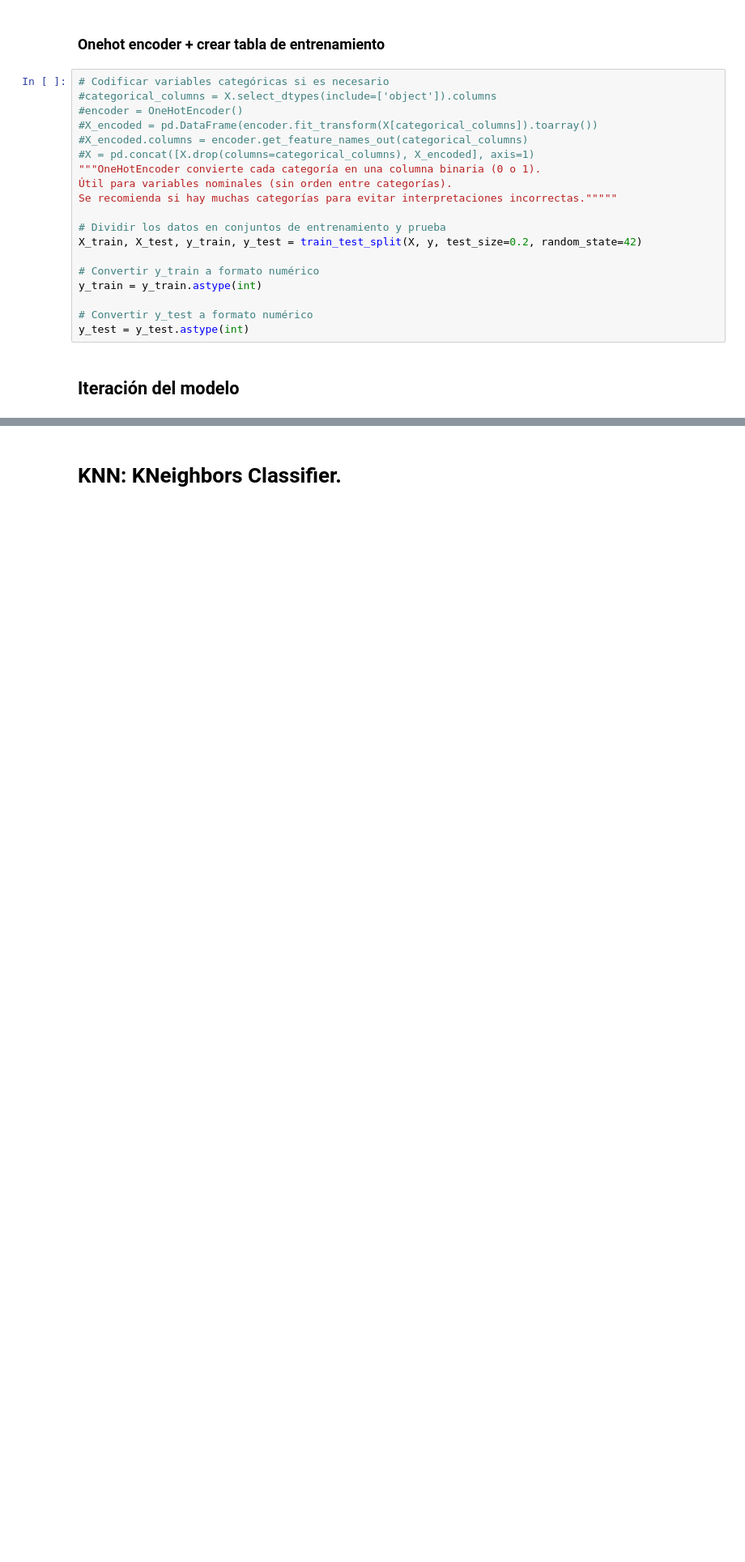
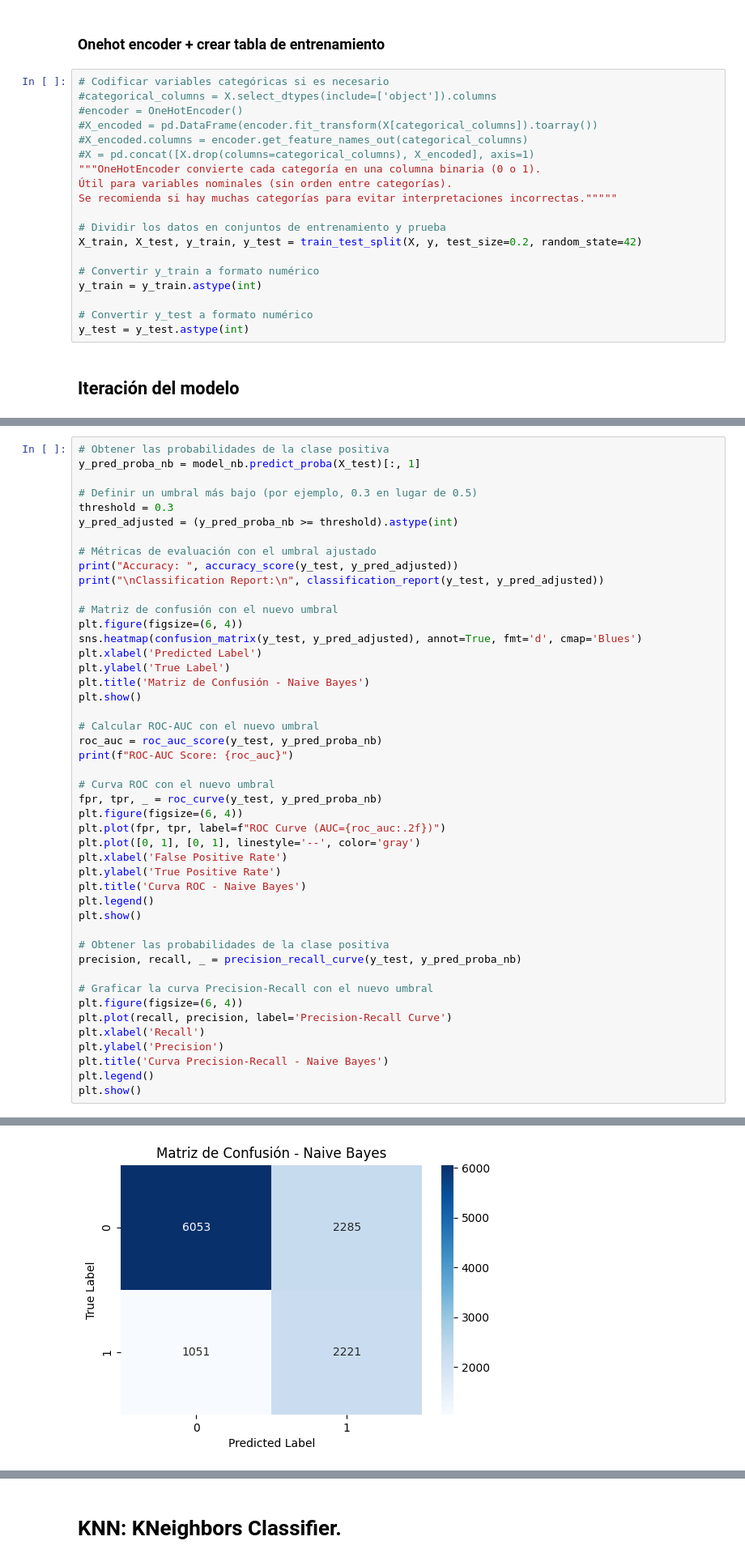
Before and after one commit to alejandromtnz/Purchase-Propensity-Model, a Jupyter notebook: ejemplo_itera.ipynb, the cells around one changed output, grey strips where cells are left out. Shown: that part at 81% size. Drawn from its saved outputs; the diff is of its cells as text; blank space fills up the shorter version.

```diff
--- a/ejemplo_itera.ipynb
+++ b/ejemplo_itera.ipynb
@@ -435,0 +588,47 @@ ROC-AUC Score: 0.900270072475795
+# %%
+# Obtener las probabilidades de la clase positiva
+y_pred_proba_nb = model_nb.predict_proba(X_test)[:, 1]
+
+# Definir un umbral más bajo (por ejemplo, 0.3 en lugar de 0.5)
+threshold = 0.3
+y_pred_adjusted = (y_pred_proba_nb >= threshold).astype(int)
+
+# Métricas de evaluación con el umbral ajustado
+print("Accuracy: ", accuracy_score(y_test, y_pred_adjusted))
+print("\nClassification Report:\n", classification_report(y_test, y_pred_adjusted))
+
+# Matriz de confusión con el nuevo umbral
+plt.figure(figsize=(6, 4))
+sns.heatmap(confusion_matrix(y_test, y_pred_adjusted), annot=True, fmt='d', cmap='Blues')
+plt.xlabel('Predicted Label')
+plt.ylabel('True Label')
+plt.title('Matriz de Confusión - Naive Bayes')
+plt.show()
+
+# Calcular ROC-AUC con el nuevo umbral
+roc_auc = roc_auc_score(y_test, y_pred_proba_nb)
+print(f"ROC-AUC Score: {roc_auc}")
+
+# Curva ROC con el nuevo umbral
+fpr, tpr, _ = roc_curve(y_test, y_pred_proba_nb)
+plt.figure(figsize=(6, 4))
+plt.plot(fpr, tpr, label=f"ROC Curve (AUC={roc_auc:.2f})")
+plt.plot([0, 1], [0, 1], linestyle='--', color='gray')
+plt.xlabel('False Positive Rate')
+plt.ylabel('True Positive Rate')
+plt.title('Curva ROC - Naive Bayes')
+plt.legend()
+plt.show()
+
+# Obtener las probabilidades de la clase positiva
+precision, recall, _ = precision_recall_curve(y_test, y_pred_proba_nb)
+
+# Graficar la curva Precision-Recall con el nuevo umbral
+plt.figure(figsize=(6, 4))
+plt.plot(recall, precision, label='Precision-Recall Curve')
+plt.xlabel('Recall')
+plt.ylabel('Precision')
+plt.title('Curva Precision-Recall - Naive Bayes')
+plt.legend()
+plt.show()
+# %% [output]
@@ -435,0 +646 @@ ROC-AUC Score: 0.900270072475795
+[figure, added]
```
Also changed, not shown: parts of 20 cells of this notebook.
